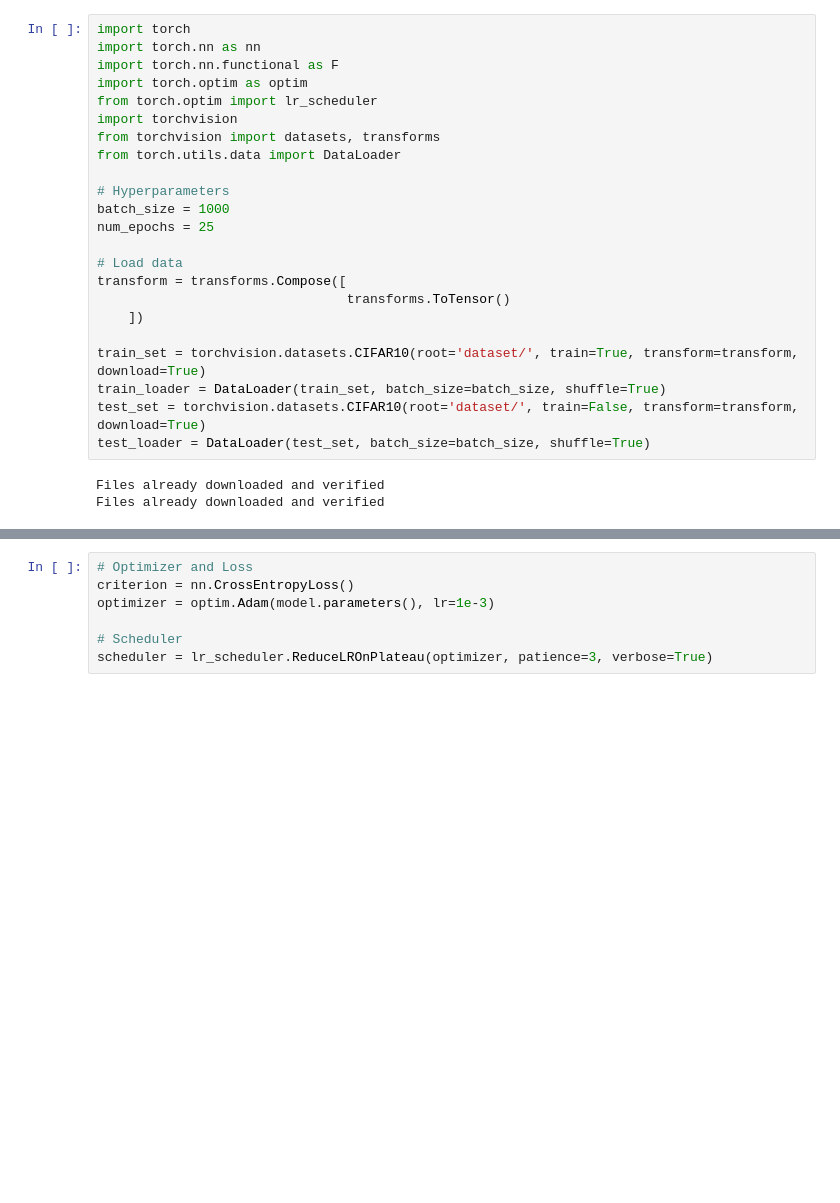
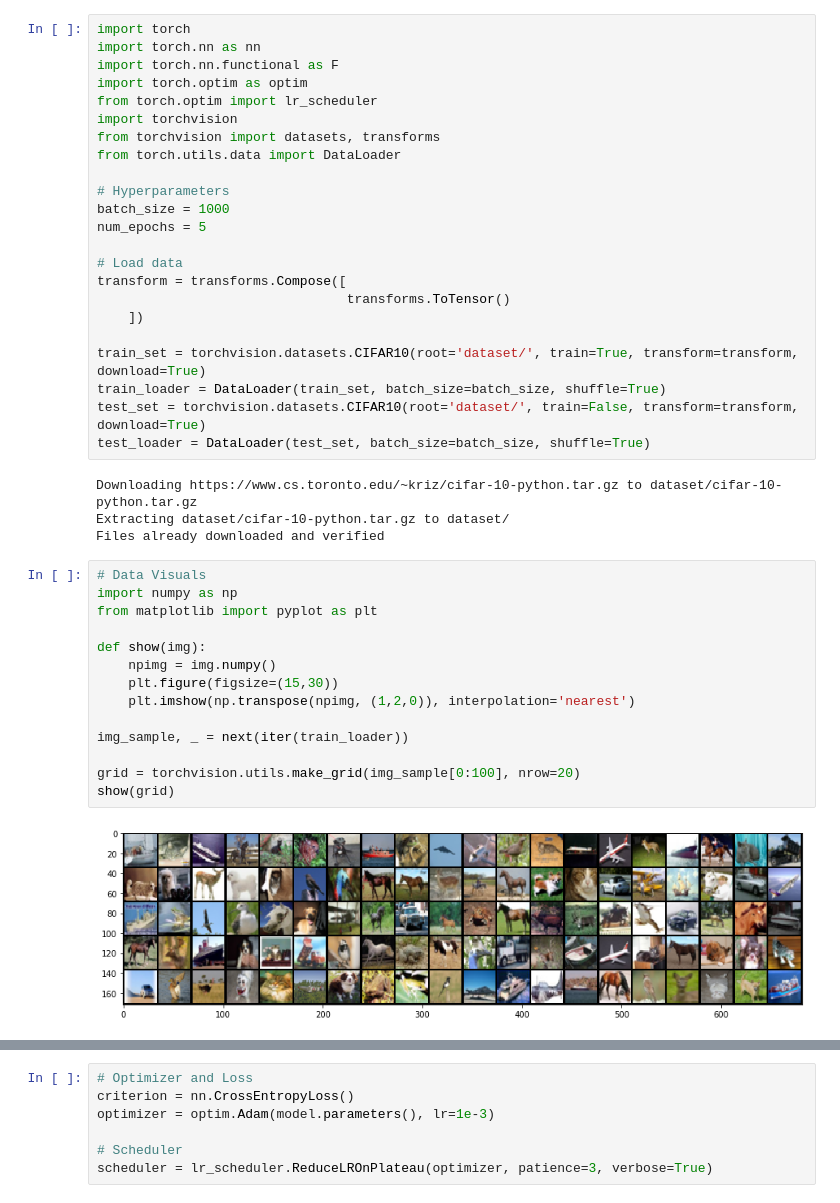
Before and after one commit to RRDajay/Machine_Learning_Collection, a Jupyter notebook: Transfer_Learning.ipynb, the cells around one changed output, grey strips where cells are left out. Drawn from its saved outputs; the diff is of its cells as text; blank space fills up the shorter version.

```diff
--- a/Transfer_Learning.ipynb
+++ b/Transfer_Learning.ipynb
@@ -12,7 +12,7 @@ from torch.utils.data import DataLoader
 
 # Hyperparameters
 batch_size = 1000
-num_epochs = 25
+num_epochs = 5
 
 # Load data
 transform = transforms.Compose([
@@ -24,8 +24,25 @@ train_loader = DataLoader(train_set, batch_size=batch_size, shuffle=True)
 test_set = torchvision.datasets.CIFAR10(root='dataset/', train=False, transform=transform, download=True)
 test_loader = DataLoader(test_set, batch_size=batch_size, shuffle=True)
 # %% [output]
+Downloading https://www.cs.toronto.edu/~kriz/cifar-10-python.tar.gz to dataset/cifar-10-python.tar.gz
+Extracting dataset/cifar-10-python.tar.gz to dataset/
 Files already downloaded and verified
-Files already downloaded and verified
+# %%
+# Data Visuals
+import numpy as np
+from matplotlib import pyplot as plt
+
+def show(img):
+    npimg = img.numpy()
+    plt.figure(figsize=(15,30))
+    plt.imshow(np.transpose(npimg, (1,2,0)), interpolation='nearest')
+
+img_sample, _ = next(iter(train_loader))
+
+grid = torchvision.utils.make_grid(img_sample[0:100], nrow=20)
+show(grid)
+# %% [output]
+[figure, added]
 # %%
 class Identity(nn.Module):
 
```
Also changed, not shown: parts of 5 cells of this notebook.
